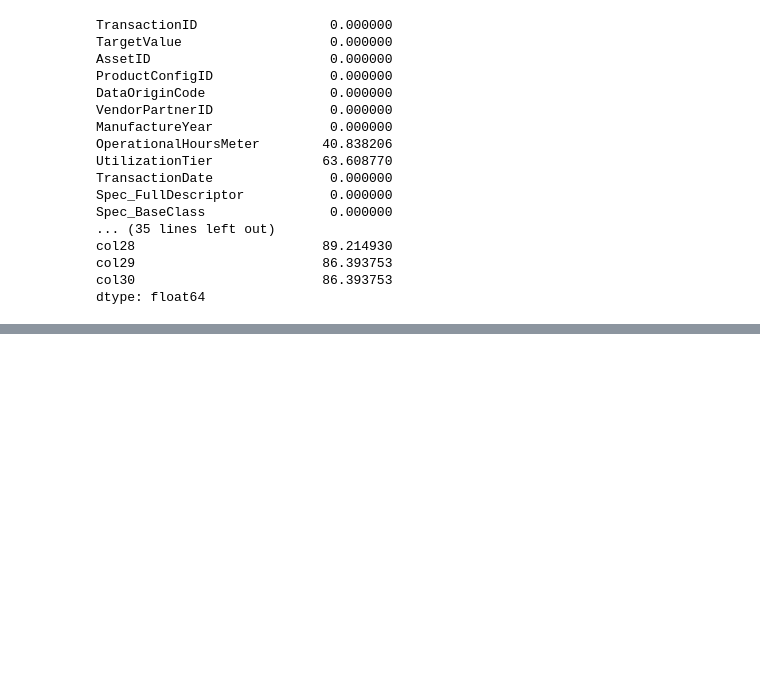
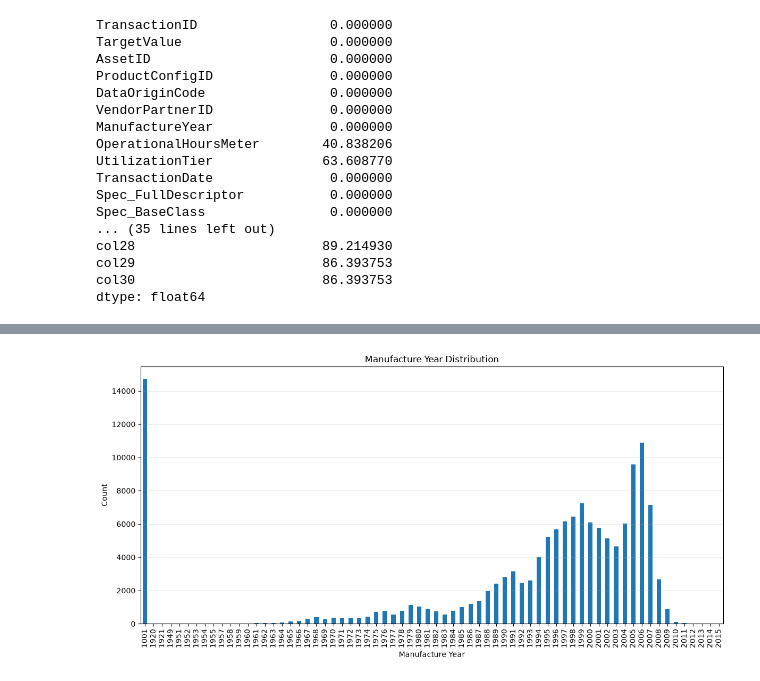
Before and after one commit to vp916/Heavy_Equipment_, a Jupyter notebook: notebook/model_development.ipynb, the cells around one changed output, grey strips where cells are left out. Drawn from its saved outputs; the diff is of its cells as text; code cells hidden in the pictures; blank space fills up the shorter version.

```diff
--- a/notebook/model_development.ipynb
+++ b/notebook/model_development.ipynb
@@ -139,0 +166,17 @@ plt.show()
+# %%
+year_counts = trainData["ManufactureYear"].value_counts().sort_index()
+
+ax = year_counts.plot(
+    kind="bar",
+    figsize=(12, 6)
+)
+
+ax.set_title("Manufacture Year Distribution")
+ax.set_xlabel("Manufacture Year")
+ax.set_ylabel("Count")
+
+plt.grid(axis="y", alpha=0.3)
+plt.tight_layout()
+plt.show()
+# %% [output]
+[figure, added]
```
Also changed, not shown: parts of 6 cells of this notebook, 1 other file.
